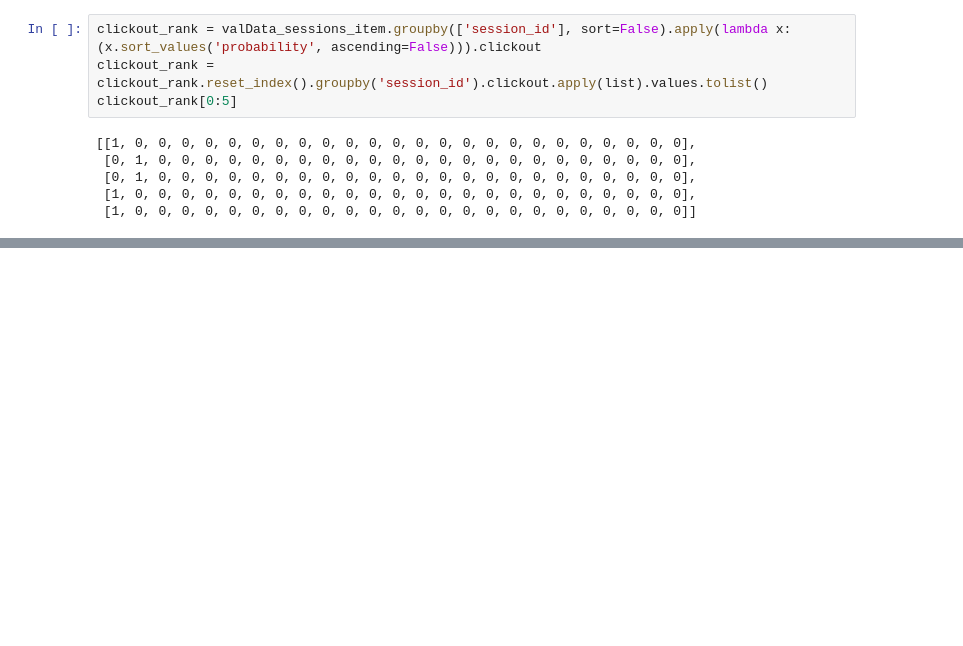
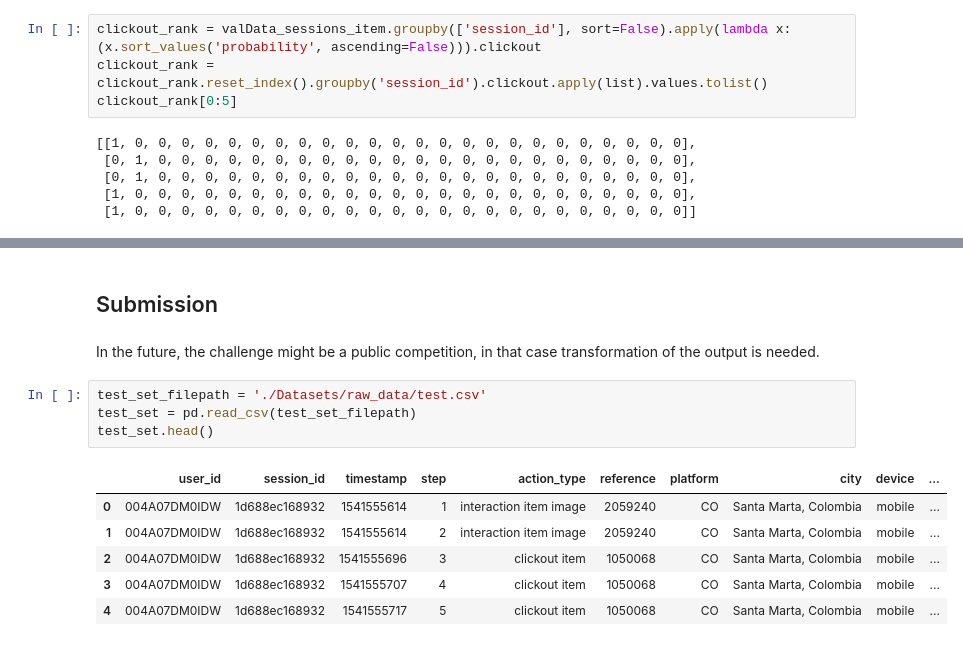
Before and after one commit to ZeyadSabbah/TrivagoRecommenderSystem, a Jupyter notebook: EvaluatingModels.ipynb, the cells around one changed output, grey strips where cells are left out. Drawn from its saved outputs; the diff is of its cells as text; blank space fills up the shorter version.

```diff
--- a/EvaluatingModels.ipynb
+++ b/EvaluatingModels.ipynb
@@ -399,0 +258,15 @@ clickout_rank[0:5]
+# %% [markdown]
+## Submission
+# %% [markdown]
+In the future, the challenge might be a public competition, in that case transformation of the output is needed.
+# %%
+test_set_filepath = './Datasets/raw_data/test.csv'
+test_set = pd.read_csv(test_set_filepath)
+test_set.head()
+# %% [output]
+|  | user_id | session_id | timestamp | step | action_type | reference | platform | city | device | ... |
+| 0 | 004A07DM0IDW | 1d688ec168932 | 1541555614 | 1 | interaction item image | 2059240 | CO | Santa Marta, Colombia | mobile | ... |
+| 1 | 004A07DM0IDW | 1d688ec168932 | 1541555614 | 2 | interaction item image | 2059240 | CO | Santa Marta, Colombia | mobile | ... |
+| 2 | 004A07DM0IDW | 1d688ec168932 | 1541555696 | 3 | clickout item | 1050068 | CO | Santa Marta, Colombia | mobile | ... |
+| 3 | 004A07DM0IDW | 1d688ec168932 | 1541555707 | 4 | clickout item | 1050068 | CO | Santa Marta, Colombia | mobile | ... |
+| 4 | 004A07DM0IDW | 1d688ec168932 | 1541555717 | 5 | clickout item | 1050068 | CO | Santa Marta, Colombia | mobile | ... |
```
Also changed, not shown: parts of 32 cells of this notebook.
